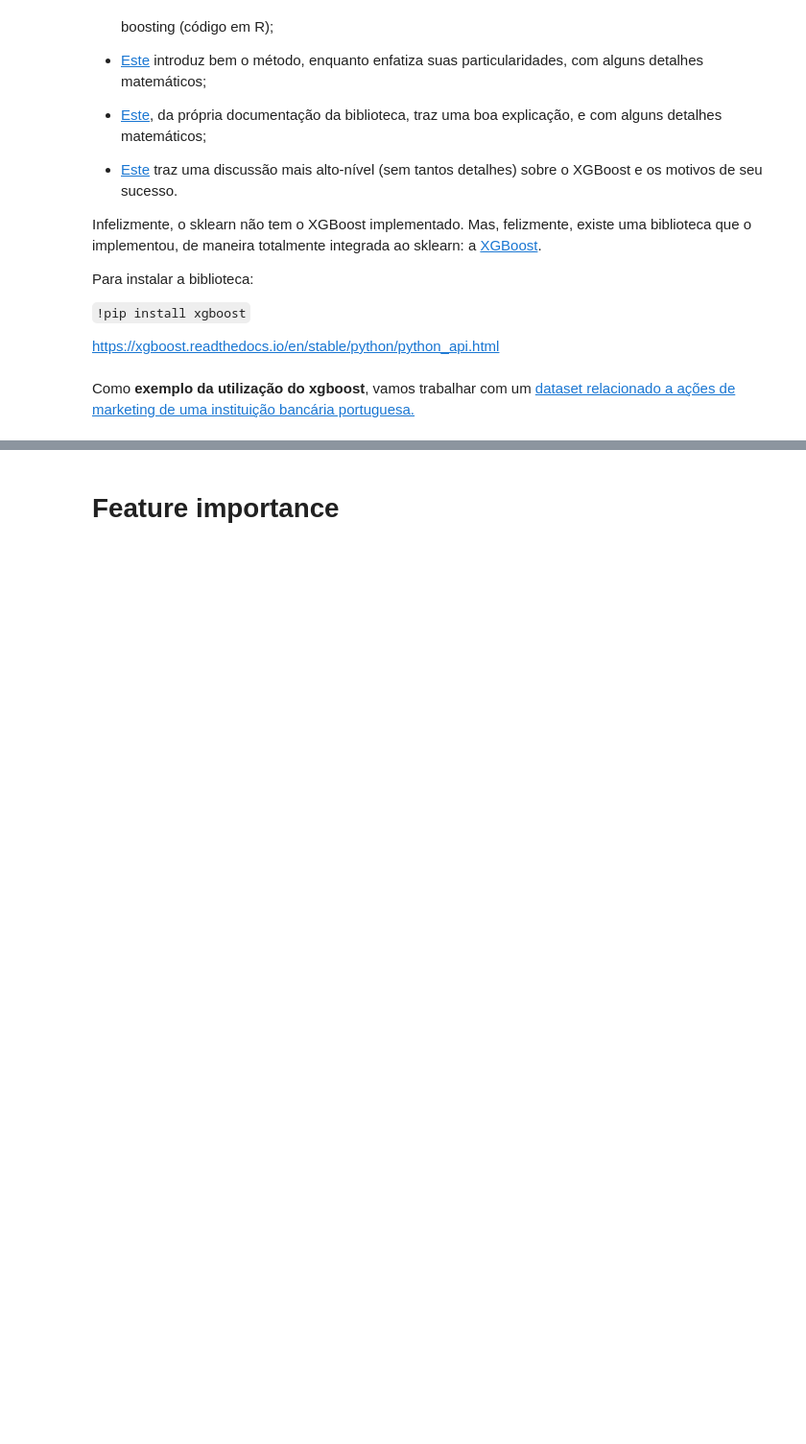
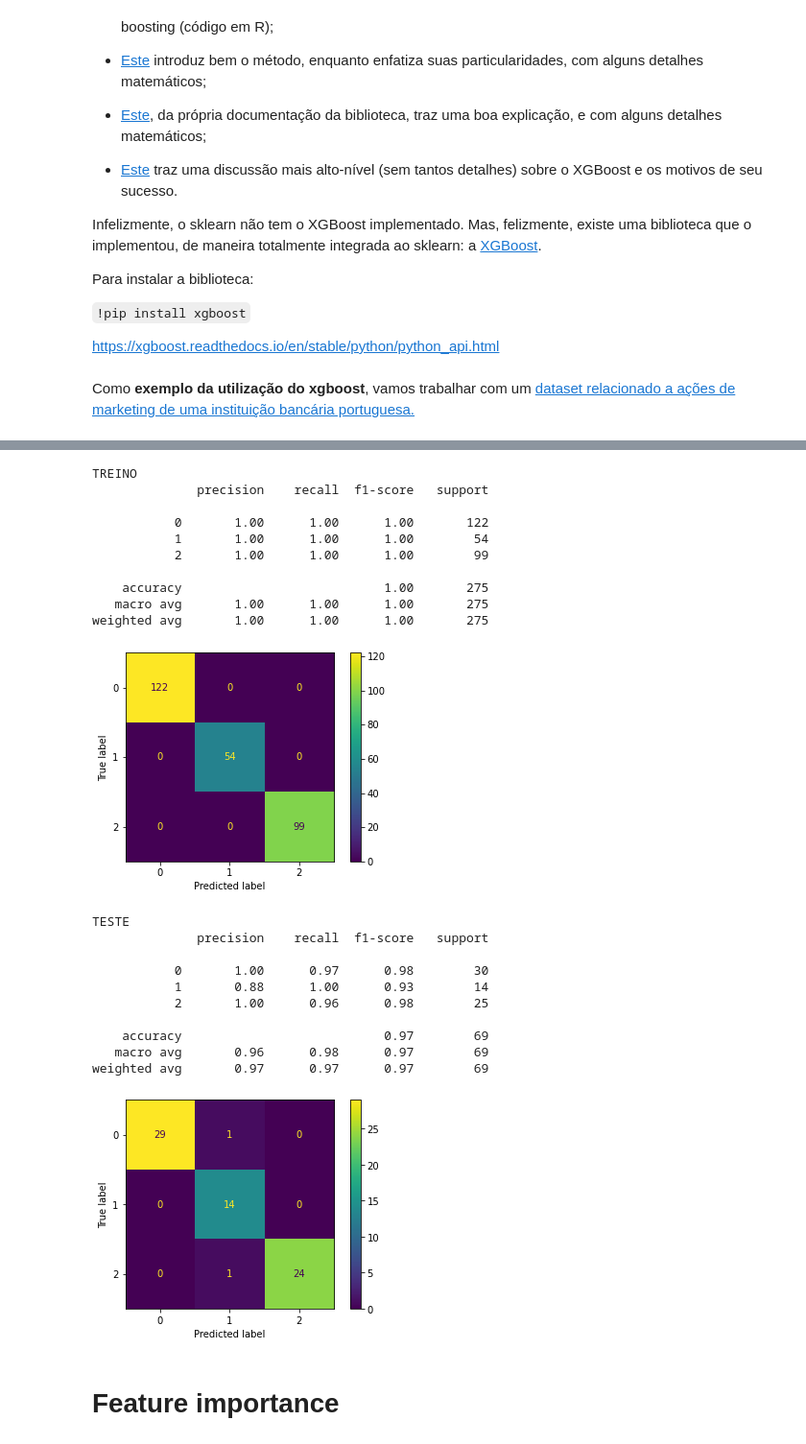
Before and after one commit to carolinarutililima/ADA_Santander, a Jupyter notebook: Machine Learning II/aula_4.ipynb, the cells around one changed output, grey strips where cells are left out. Shown at 96% size. Cells and saved outputs as stored; diff of their text form; code cells hidden in the pictures; blank space fills up the shorter version.

```diff
--- a/Machine Learning II/aula_4.ipynb
+++ b/Machine Learning II/aula_4.ipynb
@@ -342,0 +364,2 @@ df.head()
+# %%
+X_train, X_test, y_train, y_test = train_test_split(X, y, test_size = 0.2, stratify = y, random_state = 42)
@@ -342,0 +368,4 @@ df.head()
+# %%
+xgb = XGBClassifier()
+# %%
+xgb.fit(X_train, y_train)
@@ -343,3 +383,39 @@ df.head()
+# %%
+y_pred_train = xgb.predict(X_train)
+y_pred_test = xgb.predict(X_test)
+# %%
+print("TREINO")
+print(classification_report(y_train, y_pred_train))
+ConfusionMatrixDisplay.from_predictions(y_train, y_pred_train)
+plt.show()
+
+print("TESTE")
+print(classification_report(y_test, y_pred_test))
+ConfusionMatrixDisplay.from_predictions(y_test, y_pred_test)
+plt.show()
+# %% [output]
+TREINO
+              precision    recall  f1-score   support
+
+           0       1.00      1.00      1.00       122
+           1       1.00      1.00      1.00        54
+           2       1.00      1.00      1.00        99
+
+    accuracy                           1.00       275
+   macro avg       1.00      1.00      1.00       275
+weighted avg       1.00      1.00      1.00       275
+[figure, added]
+TESTE
+              precision    recall  f1-score   support
+
+           0       1.00      0.97      0.98        30
+           1       0.88      1.00      0.93        14
+           2       1.00      0.96      0.98        25
+
+    accuracy                           0.97        69
+   macro avg       0.96      0.98      0.97        69
+weighted avg       0.97      0.97      0.97        69
+[figure, added]
 # %% [markdown]
 # Feature importance
 # %% [markdown]
```
Also changed, not shown: parts of 19 cells of this notebook, 2 other files.
